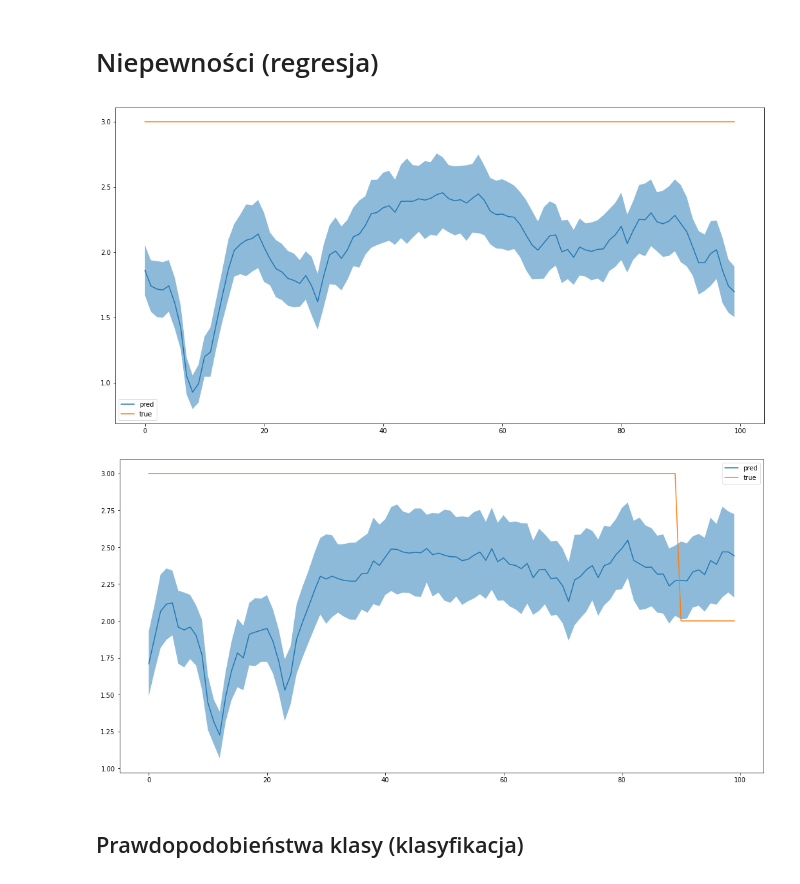
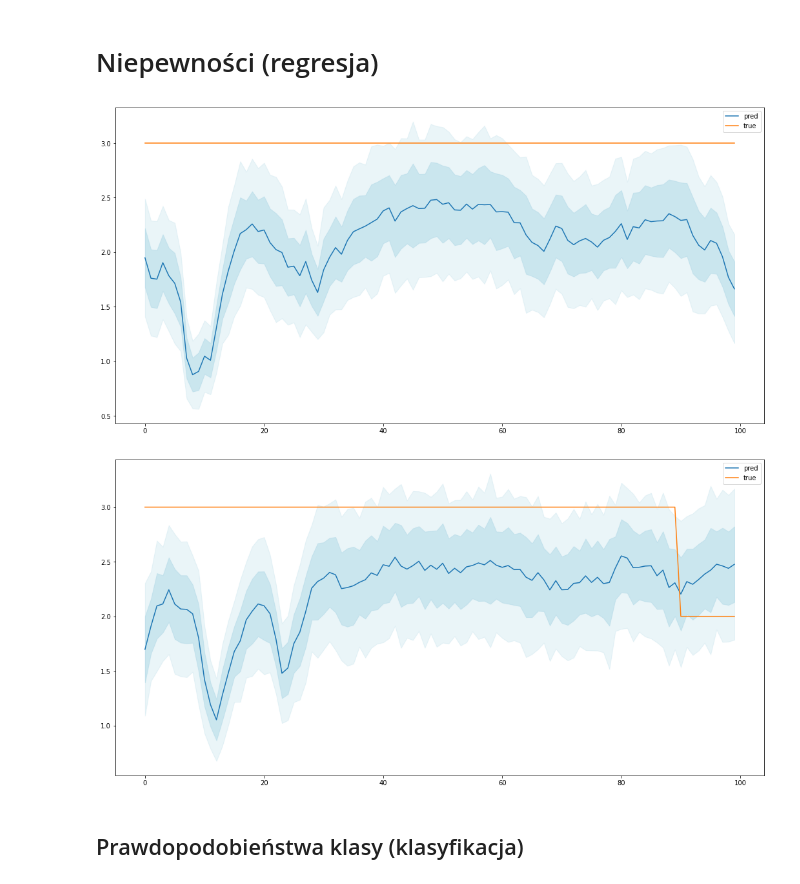
Before and after one commit to tomdrozdz/pgm-project, a Jupyter notebook: lstm.ipynb, the cells around one changed output. Cells and saved outputs as stored; diff of their text form; code cells hidden in the pictures.

Commit message:
fix regression model parameters (for saved model); add 2 sigmas range to regression results chart

```diff
--- a/lstm.ipynb
+++ b/lstm.ipynb
@@ -102,18 +102,18 @@ weighted avg       0.84      0.82      0.83       987
 # %%
 from src.lstm import visualise_regr_results
 
 device='cuda:0'
-mcdLSTM_regr = MCDLSTM(no_layers=2, input_size=12, hidden_dim=32, output_dim=1, drop_prob=0.25, device=device).to(device)
+mcdLSTM_regr = MCDLSTM(no_layers=3, input_size=12, hidden_dim=64, output_dim=1, drop_prob=0.5, device=device).to(device)
 best_state = torch.load('models/lstm_model_regr_state_dict.pt', map_location=device)
 mcdLSTM_regr.load_state_dict(best_state)
 
 plt.figure(figsize=(18, 9))
 visualise_regr_results(mcdLSTM_regr, seq_x_test[0:100], seq_y_test[0:100], device=device)
 plt.figure(figsize=(18, 9))
 visualise_regr_results(mcdLSTM_regr, seq_x_test[100:200], seq_y_test[100:200], device=device)
 # %% [output]
-[figure, old version]
+[figure, new version]
-[figure, old version]
+[figure, new version]
 # %% [markdown]
 ## Prawdopodobieństwa klasy (klasyfikacja)
 # %%
```
Also changed, not shown: parts of 1 cell of this notebook, 1 other file.
